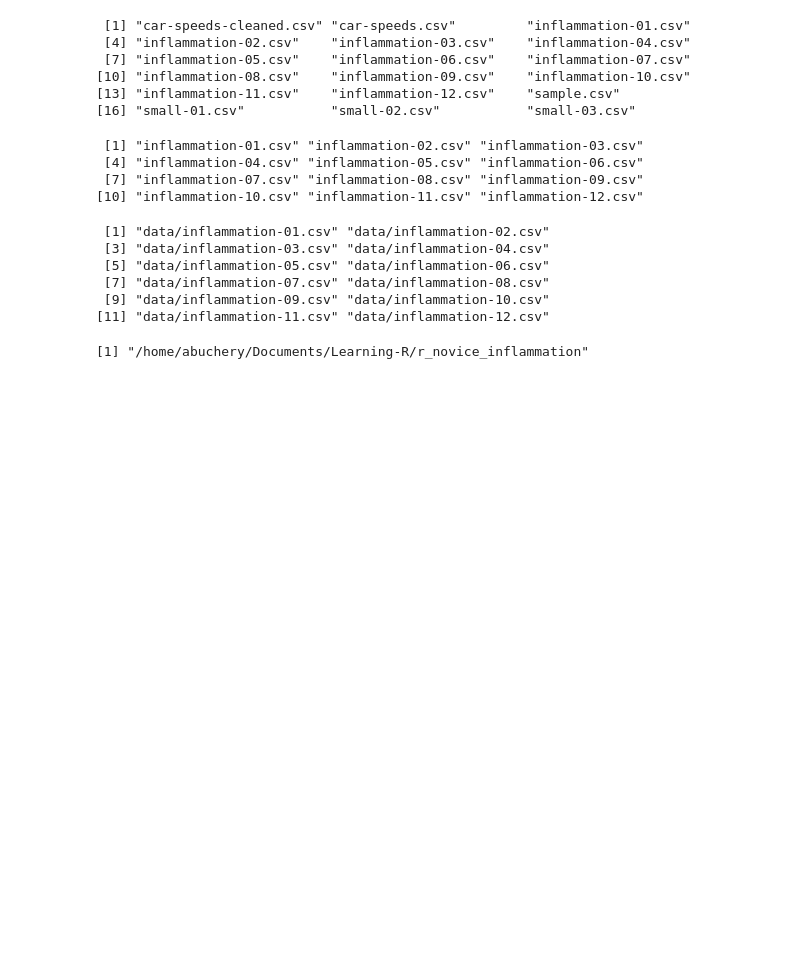
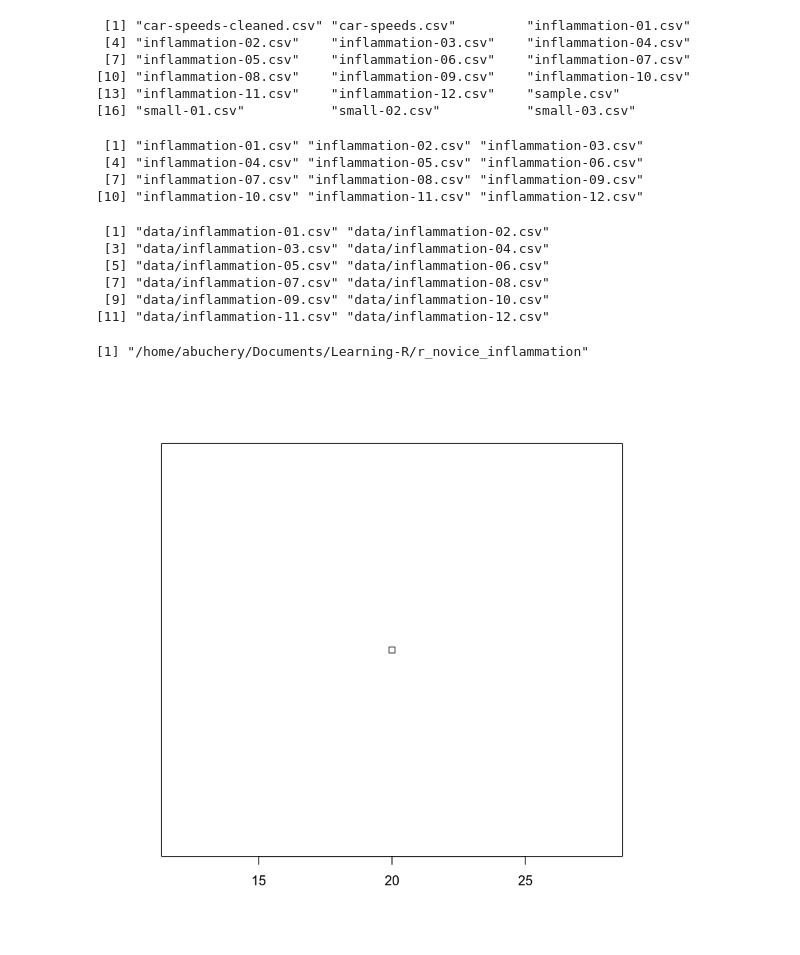
Before and after one commit to BryanAbuchery/Learning-R, a Jupyter notebook: r_novice_inflammation/Programming with R.ipynb, the cells around one changed output. Drawn from its saved outputs; the diff is of its cells as text; code cells hidden in the pictures; blank space fills up the shorter version.

```diff
--- a/r_novice_inflammation/Programming with R.ipynb
+++ b/r_novice_inflammation/Programming with R.ipynb
@@ -821,3 +821,15 @@ analyze_all <- function(){
         dev.off()
     }
 }
+# %%
+plot_dist <- function(x, threshold) {
+  if (length(x) > threshold) {
+    boxplot(x)
+  } else {
+    stripchart(x)
+  }
+}
+# %%
+plot_dist(20, 30)
+# %% [output]
+[figure, added]
```
Also changed, not shown: parts of 17 cells of this notebook, 25 other files.
